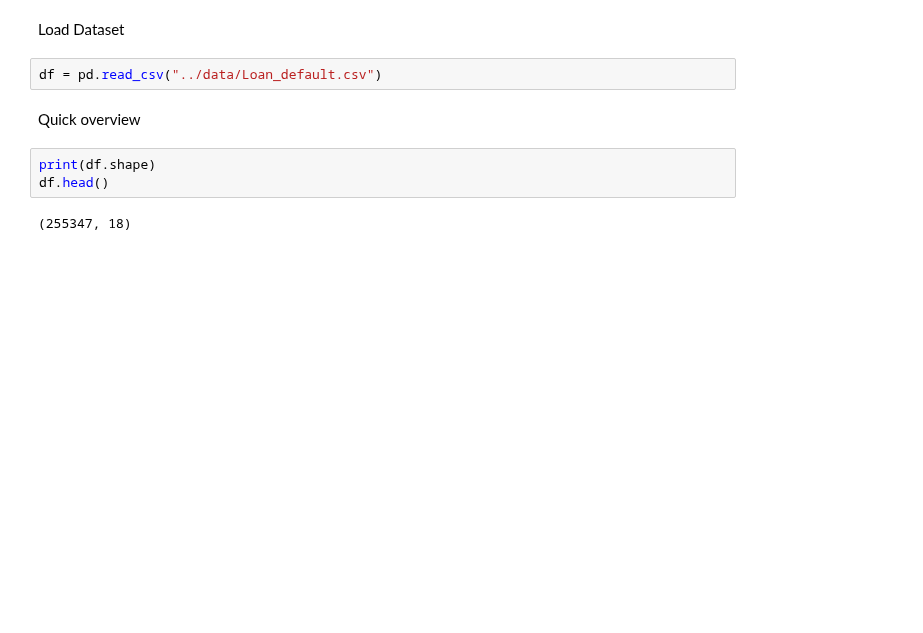
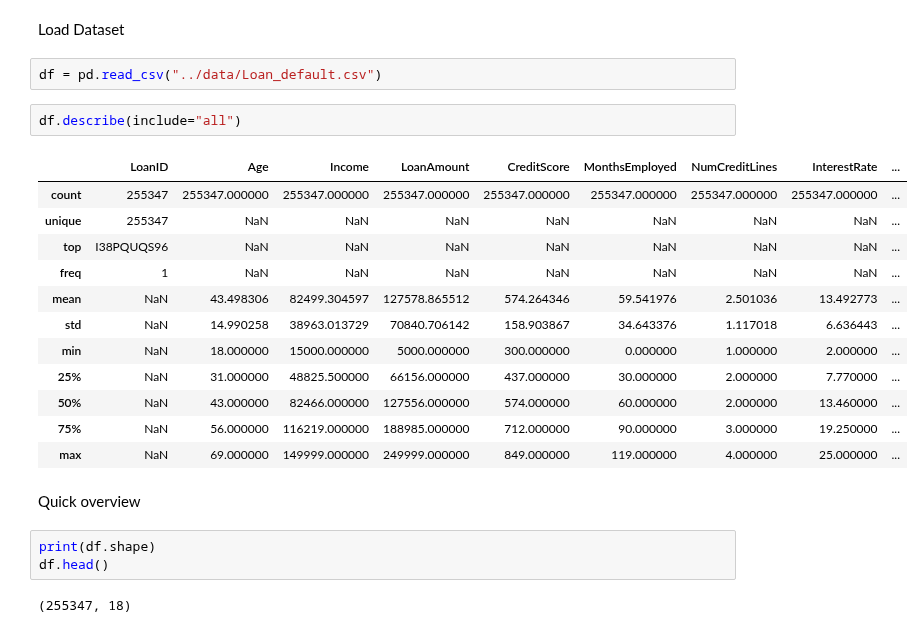
Before and after one commit to springboardmentor891v/CreditPathAI, a Jupyter notebook: notebooks/eda.ipynb, the cells around one changed output. Cells and saved outputs as stored; diff of their text form; blank space fills up the shorter version.

```diff
--- a/notebooks/eda.ipynb
+++ b/notebooks/eda.ipynb
@@ -4,6 +7,21 @@ import pandas as pd
 Load Dataset
 # %%
 df = pd.read_csv("../data/Loan_default.csv")
+# %%
+df.describe(include="all")
+# %% [output]
+|  | LoanID | Age | Income | LoanAmount | CreditScore | MonthsEmployed | NumCreditLines | InterestRate | ... |
+| count | 255347 | 255347.000000 | 255347.000000 | 255347.000000 | 255347.000000 | 255347.000000 | 255347.000000 | 255347.000000 | ... |
+| unique | 255347 | NaN | NaN | NaN | NaN | NaN | NaN | NaN | ... |
+| top | I38PQUQS96 | NaN | NaN | NaN | NaN | NaN | NaN | NaN | ... |
+| freq | 1 | NaN | NaN | NaN | NaN | NaN | NaN | NaN | ... |
+| mean | NaN | 43.498306 | 82499.304597 | 127578.865512 | 574.264346 | 59.541976 | 2.501036 | 13.492773 | ... |
+| std | NaN | 14.990258 | 38963.013729 | 70840.706142 | 158.903867 | 34.643376 | 1.117018 | 6.636443 | ... |
+| min | NaN | 18.000000 | 15000.000000 | 5000.000000 | 300.000000 | 0.000000 | 1.000000 | 2.000000 | ... |
+| 25% | NaN | 31.000000 | 48825.500000 | 66156.000000 | 437.000000 | 30.000000 | 2.000000 | 7.770000 | ... |
+| 50% | NaN | 43.000000 | 82466.000000 | 127556.000000 | 574.000000 | 60.000000 | 2.000000 | 13.460000 | ... |
+| 75% | NaN | 56.000000 | 116219.000000 | 188985.000000 | 712.000000 | 90.000000 | 3.000000 | 19.250000 | ... |
+| max | NaN | 69.000000 | 149999.000000 | 249999.000000 | 849.000000 | 119.000000 | 4.000000 | 25.000000 | ... |
 # %% [markdown]
 Quick overview
 # %%
```
Also changed, not shown: parts of 9 cells of this notebook.
